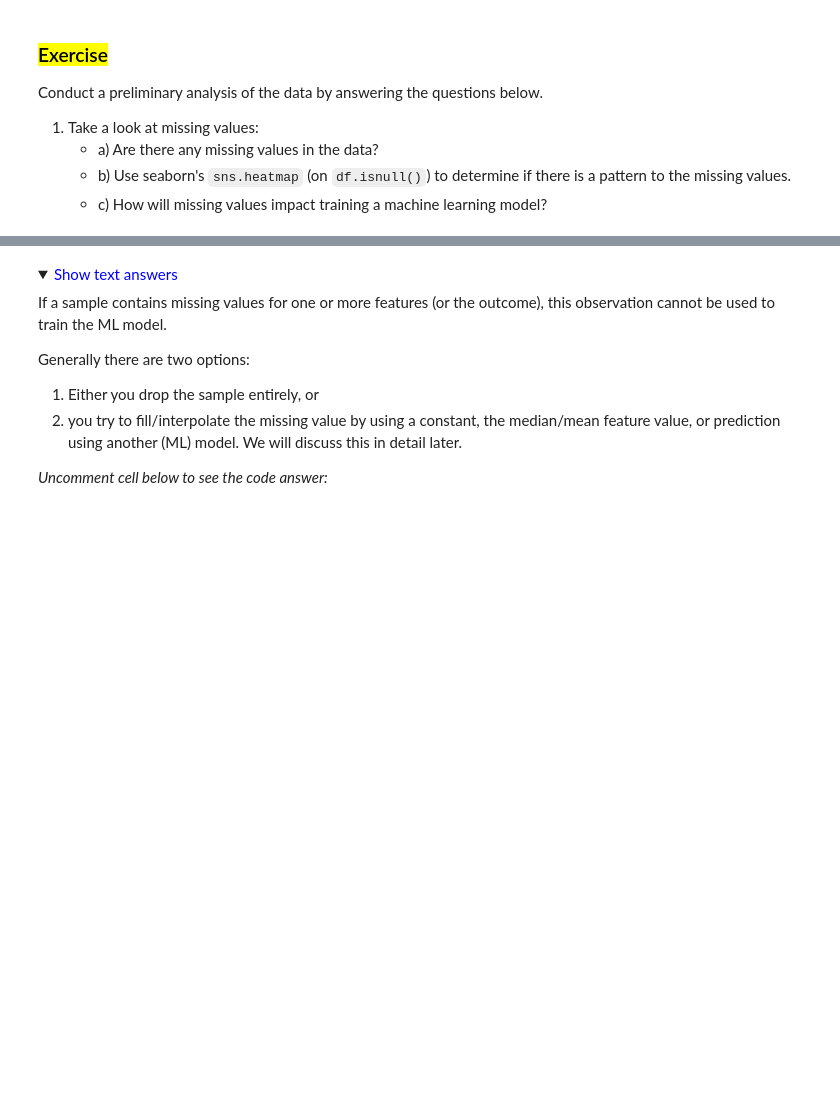
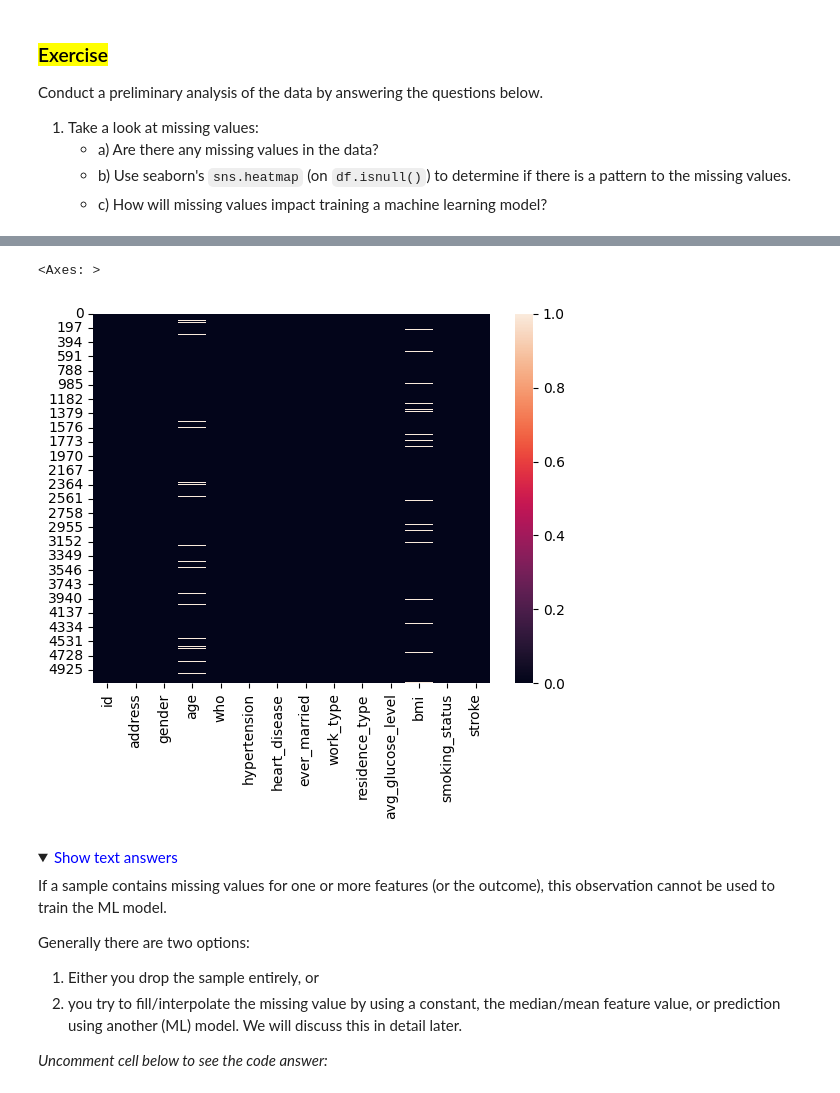
Before and after one commit to rebinsaid/academy-advanced-data-science-with-python, a Jupyter notebook: 2. Sklearn Refresh/01_Sklearn_Refresh_Baseline.ipynb, the cells around one changed output, grey strips where cells are left out. Drawn from its saved outputs; the diff is of its cells as text; code cells hidden in the pictures; folded sections open; blank space fills up the shorter version.

```diff
--- a/2. Sklearn Refresh/01_Sklearn_Refresh_Baseline.ipynb
+++ b/2. Sklearn Refresh/01_Sklearn_Refresh_Baseline.ipynb
@@ -68,3 +95,9 @@ Conduct a preliminary analysis of the data by answering the questions below.
+# %%
+# Use seaborn's sns.heatmap (on df.isnull()) to determine if there is a pattern to the missing values
+sns.heatmap(stroke.isnull())
+# %% [output]
+<Axes: >
+[figure, added]
 # %% [markdown]
 <details>
 <summary><span style="color:blue">Show text answers</span></summary>
```
Also changed, not shown: parts of 21 cells of this notebook, 5 other files.
